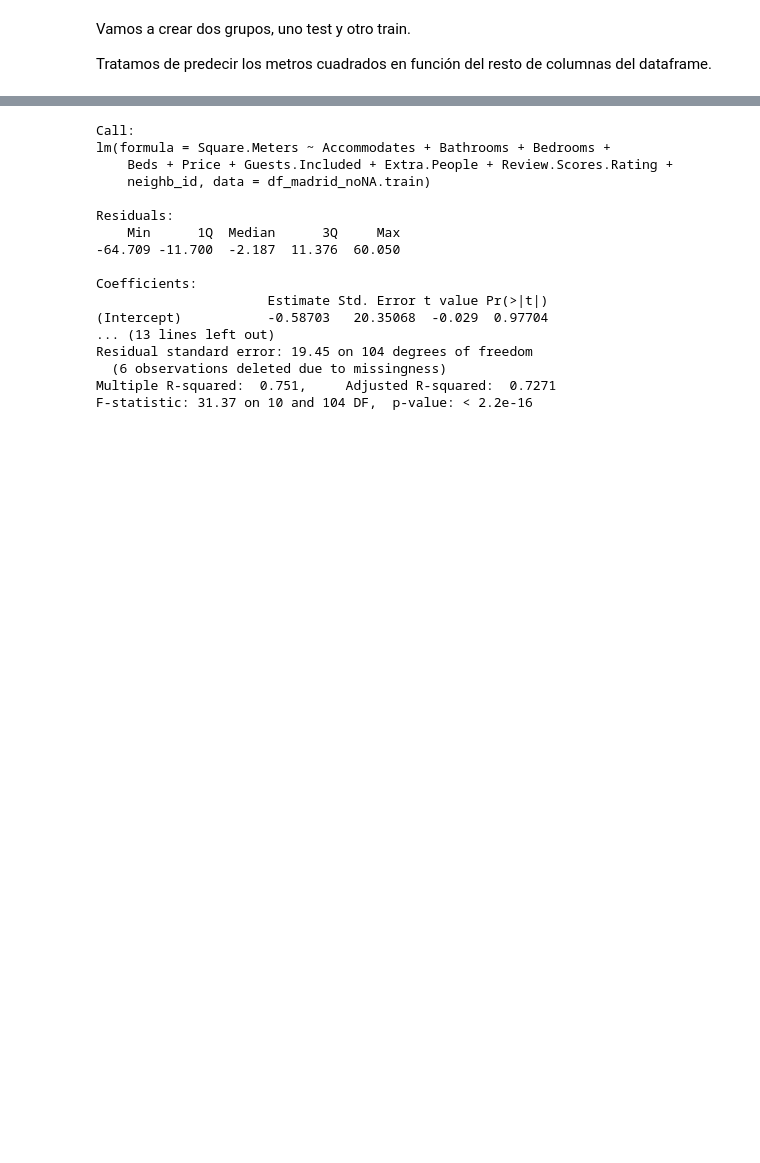
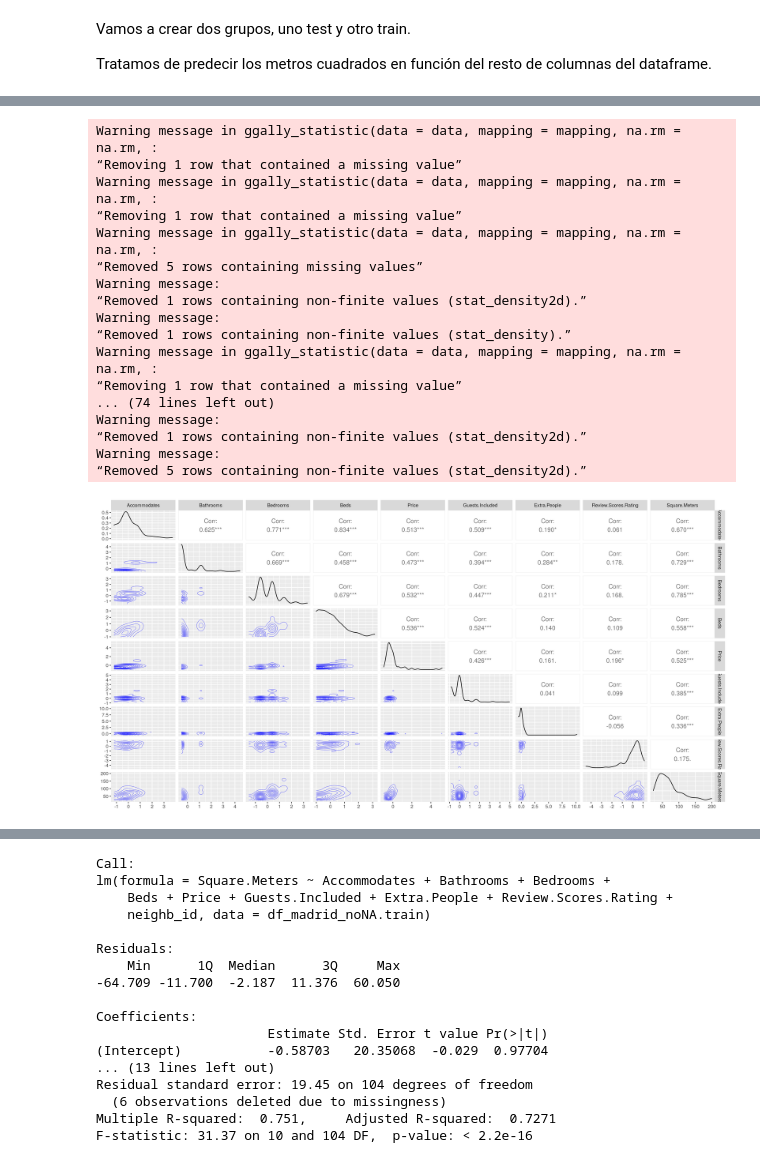
Before and after one commit to bernikrn/data-mining-practica, a Jupyter notebook: Practica-BernardoKoron.ipynb, the cells around one changed output, grey strips where cells are left out. Drawn from its saved outputs; the diff is of its cells as text; code cells hidden in the pictures; blank space fills up the shorter version.

```diff
--- a/Practica-BernardoKoron.ipynb
+++ b/Practica-BernardoKoron.ipynb
@@ -272,0 +252,10 @@ paste("El grupo de test tiene", nrow(df_madrid_noNA.test) ,"entradas")
+# %%
+# Estandarizacion de variables del grupo de train
+preProcValues <- df_madrid_noNA.train %>%
+                    select(c("Accommodates","Bathrooms","Bedrooms",
+                             "Beds","Price","Guests.Included","Extra.People",
+                             "Review.Scores.Rating","neighb_id")) %>%
+                    caret::preProcess(method = c("center", "scale"))
+# %%
+df_madrid_noNA_norm.train <- predict(preProcValues, df_madrid_noNA.train)
+summary(df_madrid_noNA_norm.train)
@@ -272,0 +280,25 @@ paste("El grupo de test tiene", nrow(df_madrid_noNA.test) ,"entradas")
+# %%
+ggpairs(df_madrid_noNA_norm.train |> select(c("Accommodates","Bathrooms","Bedrooms",
+                             "Beds","Price","Guests.Included","Extra.People",
+                             "Review.Scores.Rating","Square.Meters")),
+        lower = list(continuous = wrap("density", alpha = 0.8,size=0.2,color='blue'))
+       )
+# %% [output]
+Warning message in ggally_statistic(data = data, mapping = mapping, na.rm = na.rm, :
+“Removing 1 row that contained a missing value”
+Warning message in ggally_statistic(data = data, mapping = mapping, na.rm = na.rm, :
+“Removing 1 row that contained a missing value”
+Warning message in ggally_statistic(data = data, mapping = mapping, na.rm = na.rm, :
+“Removed 5 rows containing missing values”
+Warning message:
+“Removed 1 rows containing non-finite values (stat_density2d).”
+Warning message:
+“Removed 1 rows containing non-finite values (stat_density).”
+Warning message in ggally_statistic(data = data, mapping = mapping, na.rm = na.rm, :
+“Removing 1 row that contained a missing value”
+... (74 lines left out)
+Warning message:
+“Removed 1 rows containing non-finite values (stat_density2d).”
+Warning message:
+“Removed 5 rows containing non-finite values (stat_density2d).”
+[figure, added]
```
Also changed, not shown: parts of 13 cells of this notebook.
